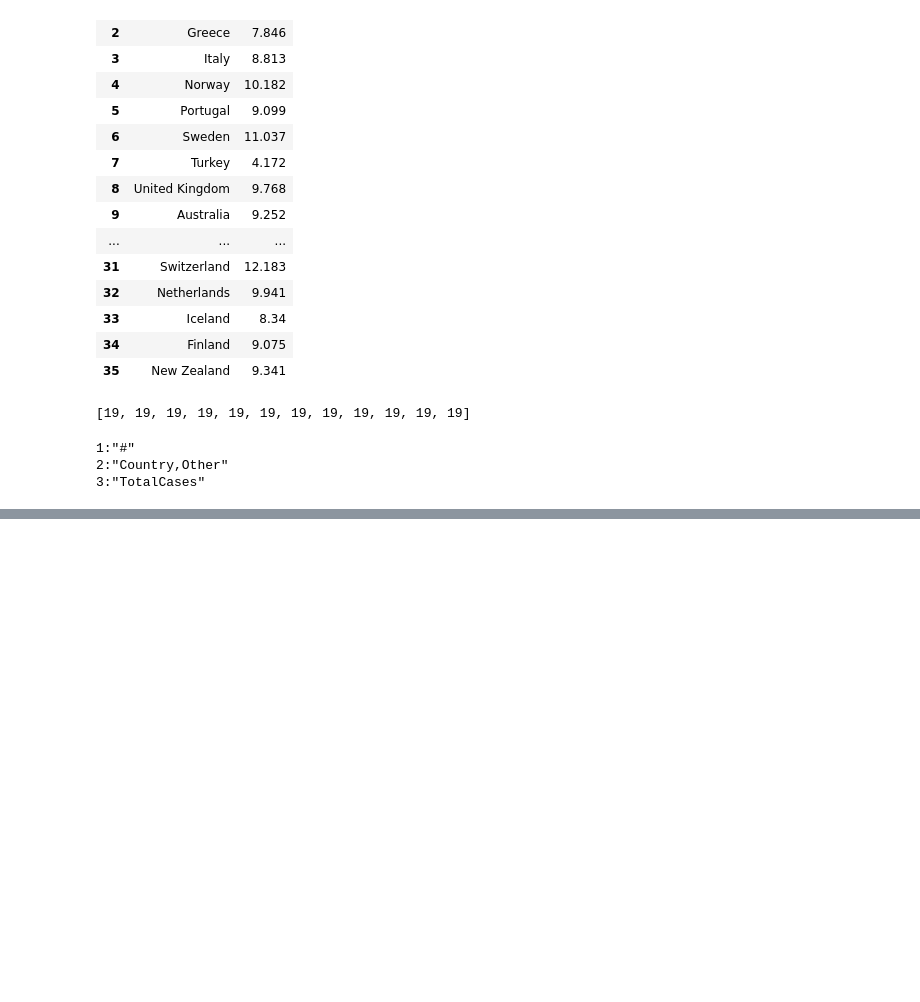
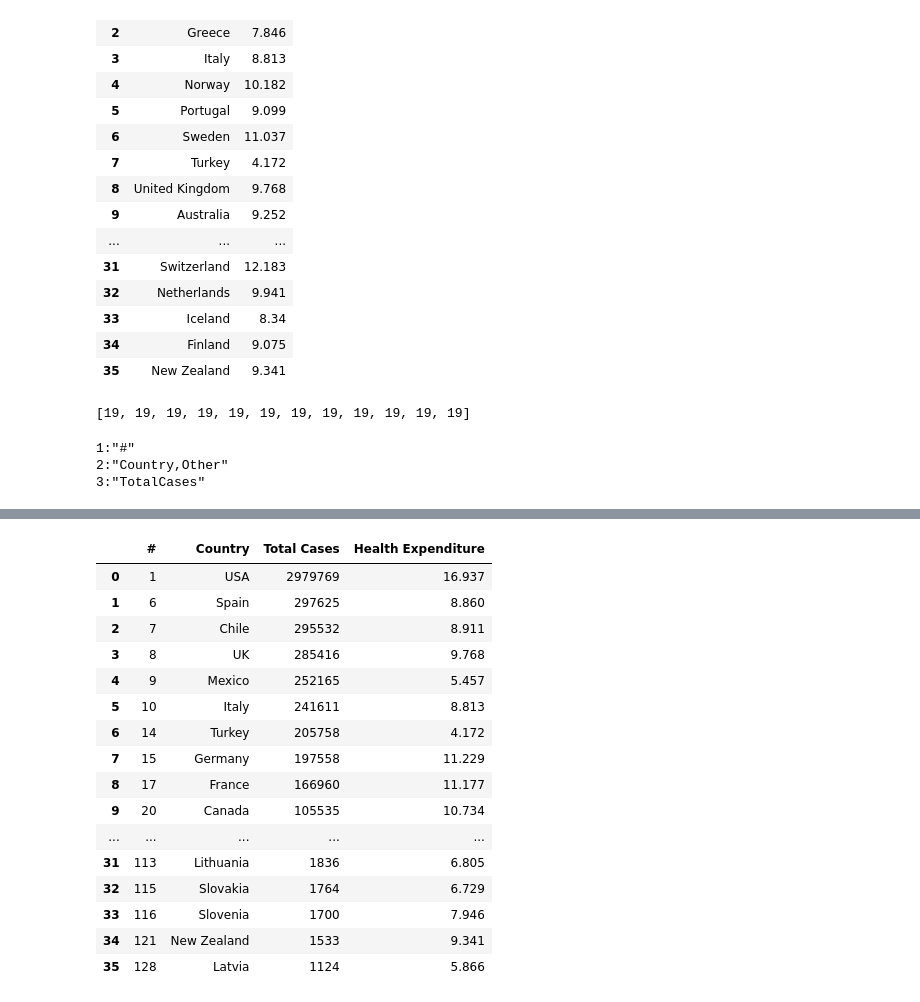
Before and after one commit to phuongdmnguyen/Covid19vsHealthExpenditures, a Jupyter notebook: Health expenditure vs Covid 19 cases in OECD member countries.ipynb, the cells around one changed output, grey strips where cells are left out. Saved outputs shown, nothing was run; the diff lists cells and outputs as text; code cells hidden in the pictures; blank space fills up the shorter version.

```diff
--- a/Health expenditure vs Covid 19 cases in OECD member countries.ipynb
+++ b/Health expenditure vs Covid 19 cases in OECD member countries.ipynb
@@ -166,0 +285,21 @@ df
+# %%
+df['Health Expenditure'] = expend
+df
+# %% [output]
+|  | # | Country | Total Cases | Health Expenditure |
+| 0 | 1 | USA | 2979769 | 16.937 |
+| 1 | 6 | Spain | 297625 | 8.860 |
+| 2 | 7 | Chile | 295532 | 8.911 |
+| 3 | 8 | UK | 285416 | 9.768 |
+| 4 | 9 | Mexico | 252165 | 5.457 |
+| 5 | 10 | Italy | 241611 | 8.813 |
+| 6 | 14 | Turkey | 205758 | 4.172 |
+| 7 | 15 | Germany | 197558 | 11.229 |
+| 8 | 17 | France | 166960 | 11.177 |
+| 9 | 20 | Canada | 105535 | 10.734 |
+| ... | ... | ... | ... | ... |
+| 31 | 113 | Lithuania | 1836 | 6.805 |
+| 32 | 115 | Slovakia | 1764 | 6.729 |
+| 33 | 116 | Slovenia | 1700 | 7.946 |
+| 34 | 121 | New Zealand | 1533 | 9.341 |
+| 35 | 128 | Latvia | 1124 | 5.866 |
```
Also changed, not shown: parts of 11 cells of this notebook.
